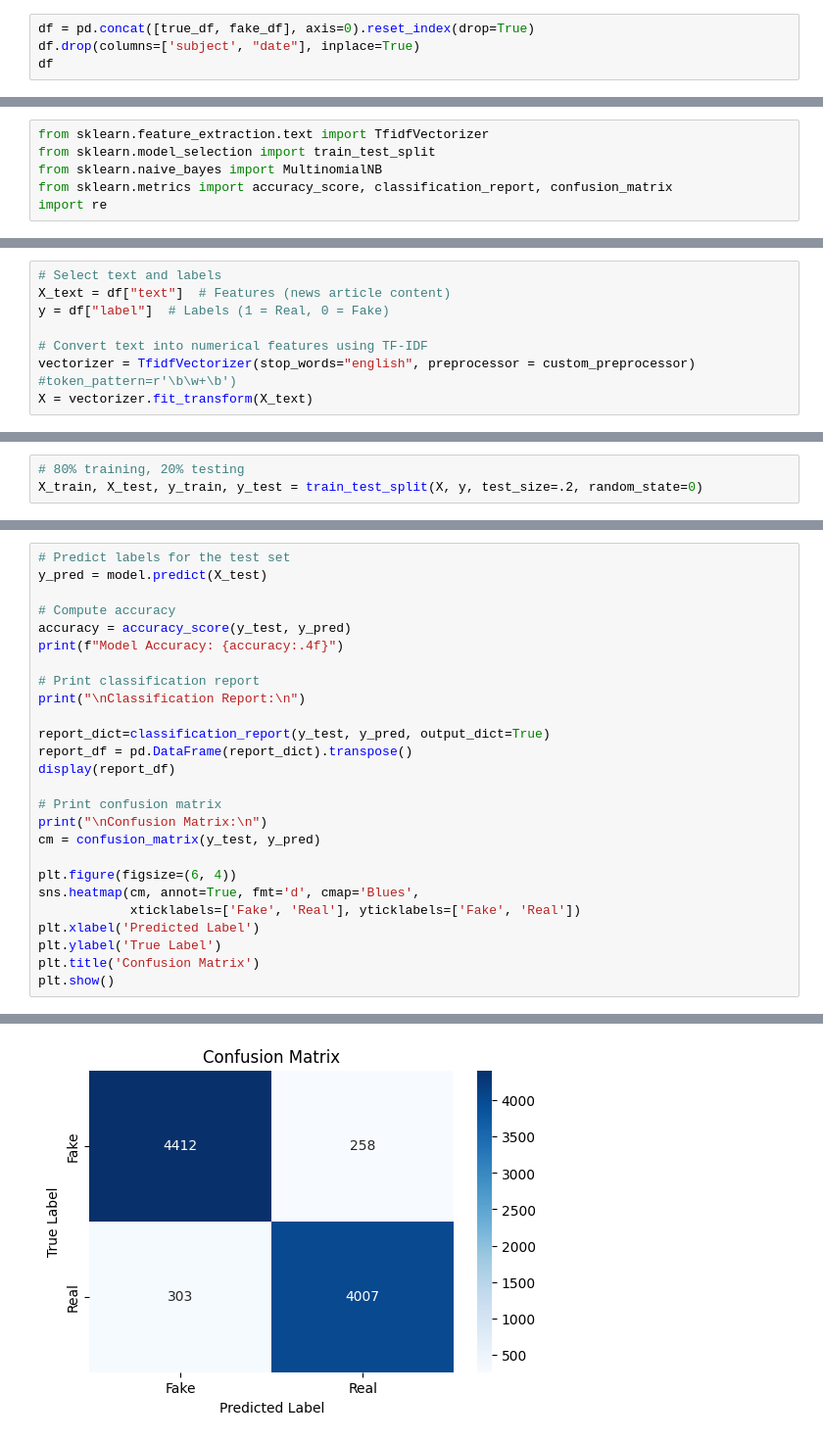
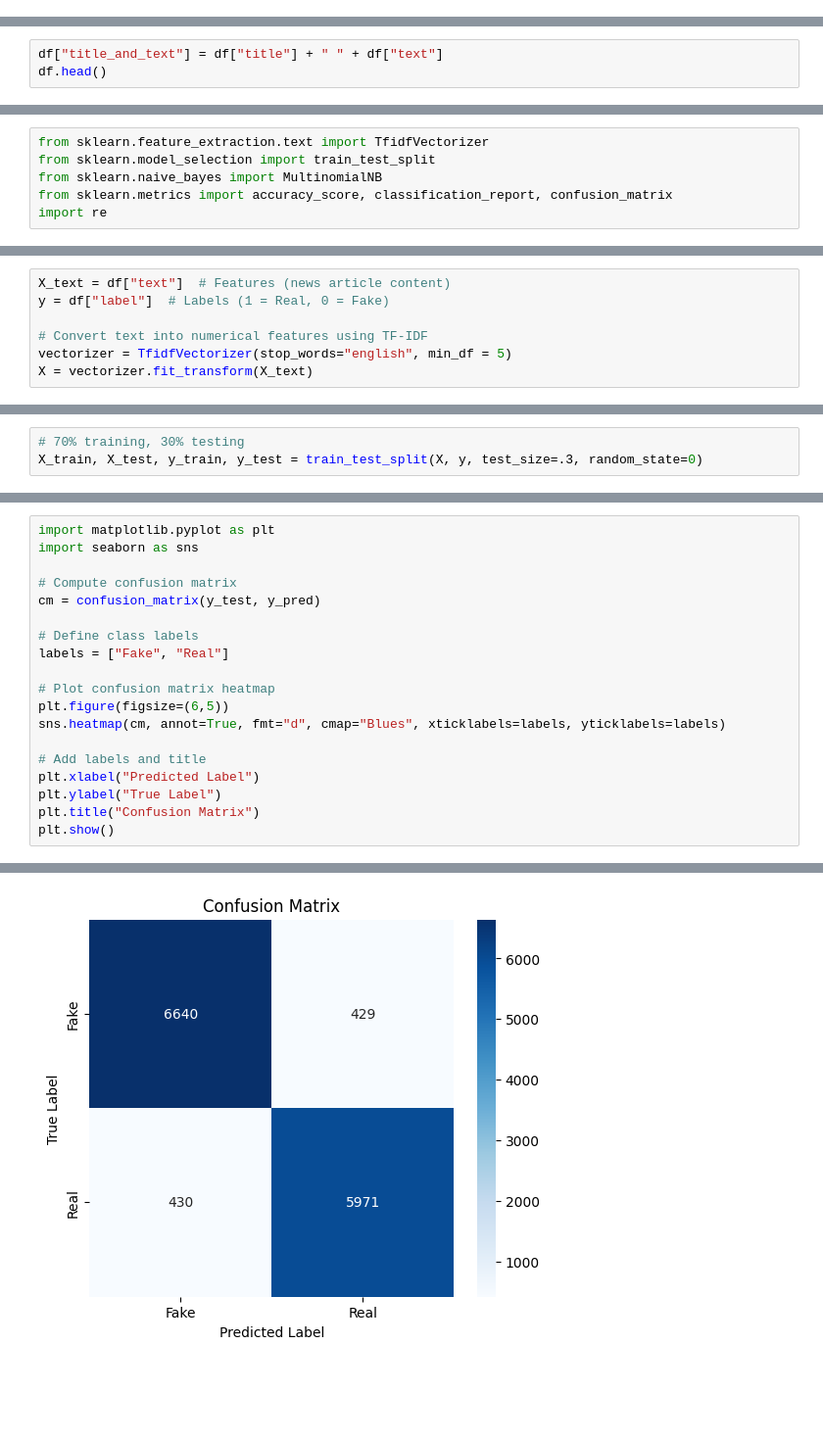
Before and after one commit to KyleL1015/CSE150AMilestone2, a Jupyter notebook: CSE150AMilestone2.ipynb, the cells around one changed output, grey strips where cells are left out. Shown: that part at 98% size. Saved outputs shown, nothing was run; the diff lists cells and outputs as text; blank space fills up the shorter version.

```diff
--- a/CSE150AMilestone2.ipynb
+++ b/CSE150AMilestone2.ipynb
@@ -122,4 +105,0 @@ df = pd.concat([true_df, fake_df], axis=0).reset_index(drop=True)
-# %%
-df = pd.concat([true_df, fake_df], axis=0).reset_index(drop=True)
-df.drop(columns=['subject', "date"], inplace=True)
-df
@@ -175,0 +143,3 @@ Are there any empty strings in the new's article date column? (True/False): Fals
+# %%
+df["title_and_text"] = df["title"] + " " + df["text"]
+df.head()
@@ -190,8 +161,7 @@ def custom_preprocessor(text):
 # %%
-# Select text and labels
 X_text = df["text"]  # Features (news article content)
 y = df["label"]  # Labels (1 = Real, 0 = Fake)
 
 # Convert text into numerical features using TF-IDF
-vectorizer = TfidfVectorizer(stop_words="english", preprocessor = custom_preprocessor) #token_pattern=r'\b\w+\b')
+vectorizer = TfidfVectorizer(stop_words="english", min_df = 5)
 X = vectorizer.fit_transform(X_text)
@@ -200,3 +168,3 @@ Split the dataset into training (80%) and testing (20%) sets.
 # %%
-# 80% training, 20% testing
-X_train, X_test, y_train, y_test = train_test_split(X, y, test_size=.2, random_state=0)
+# 70% training, 30% testing
+X_train, X_test, y_train, y_test = train_test_split(X, y, test_size=.3, random_state=0)
@@ -256,27 +347,20 @@ The classification report details precision, recall, and F1-score for both class
 # %%
-# Predict labels for the test set
-y_pred = model.predict(X_test)
+import matplotlib.pyplot as plt
+import seaborn as sns
 
-# Compute accuracy
-accuracy = accuracy_score(y_test, y_pred)
-print(f"Model Accuracy: {accuracy:.4f}")
-
-# Print classification report
-print("\nClassification Report:\n")
-
-report_dict=classification_report(y_test, y_pred, output_dict=True)
-report_df = pd.DataFrame(report_dict).transpose()
-display(report_df)
-
-# Print confusion matrix
-print("\nConfusion Matrix:\n")
+# Compute confusion matrix
 cm = confusion_matrix(y_test, y_pred)
 
-plt.figure(figsize=(6, 4))
-sns.heatmap(cm, annot=True, fmt='d', cmap='Blues',
-            xticklabels=['Fake', 'Real'], yticklabels=['Fake', 'Real'])
-plt.xlabel('Predicted Label')
-plt.ylabel('True Label')
-plt.title('Confusion Matrix')
+# Define class labels
+labels = ["Fake", "Real"]
+
+# Plot confusion matrix heatmap
+plt.figure(figsize=(6,5))
+sns.heatmap(cm, annot=True, fmt="d", cmap="Blues", xticklabels=labels, yticklabels=labels)
+
+# Add labels and title
+plt.xlabel("Predicted Label")
+plt.ylabel("True Label")
+plt.title("Confusion Matrix")
 plt.show()
 # %% [output]
@@ -293 +367 @@ Confusion Matrix:
-[figure, old version]
+[figure, new version]
```
Also changed, not shown: parts of 69 cells of this notebook.
